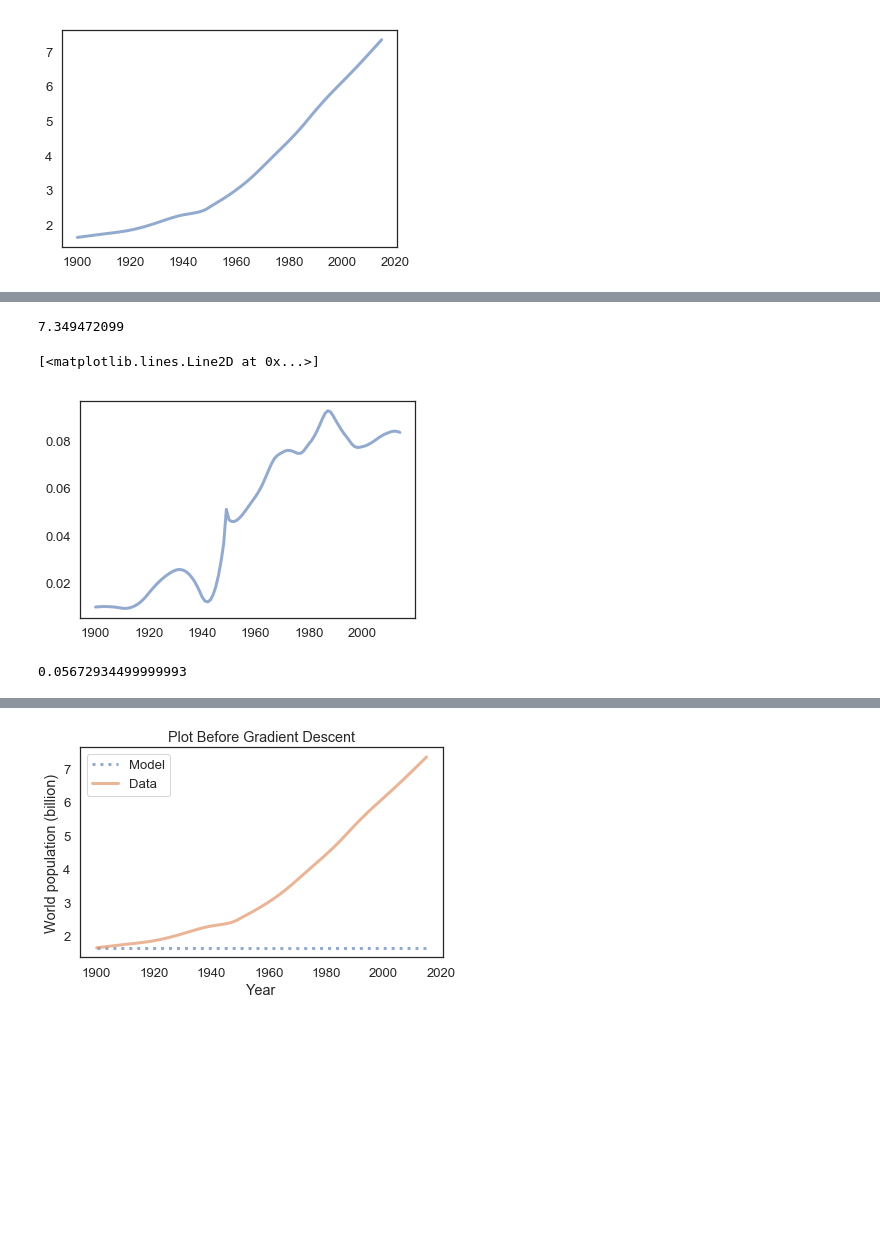
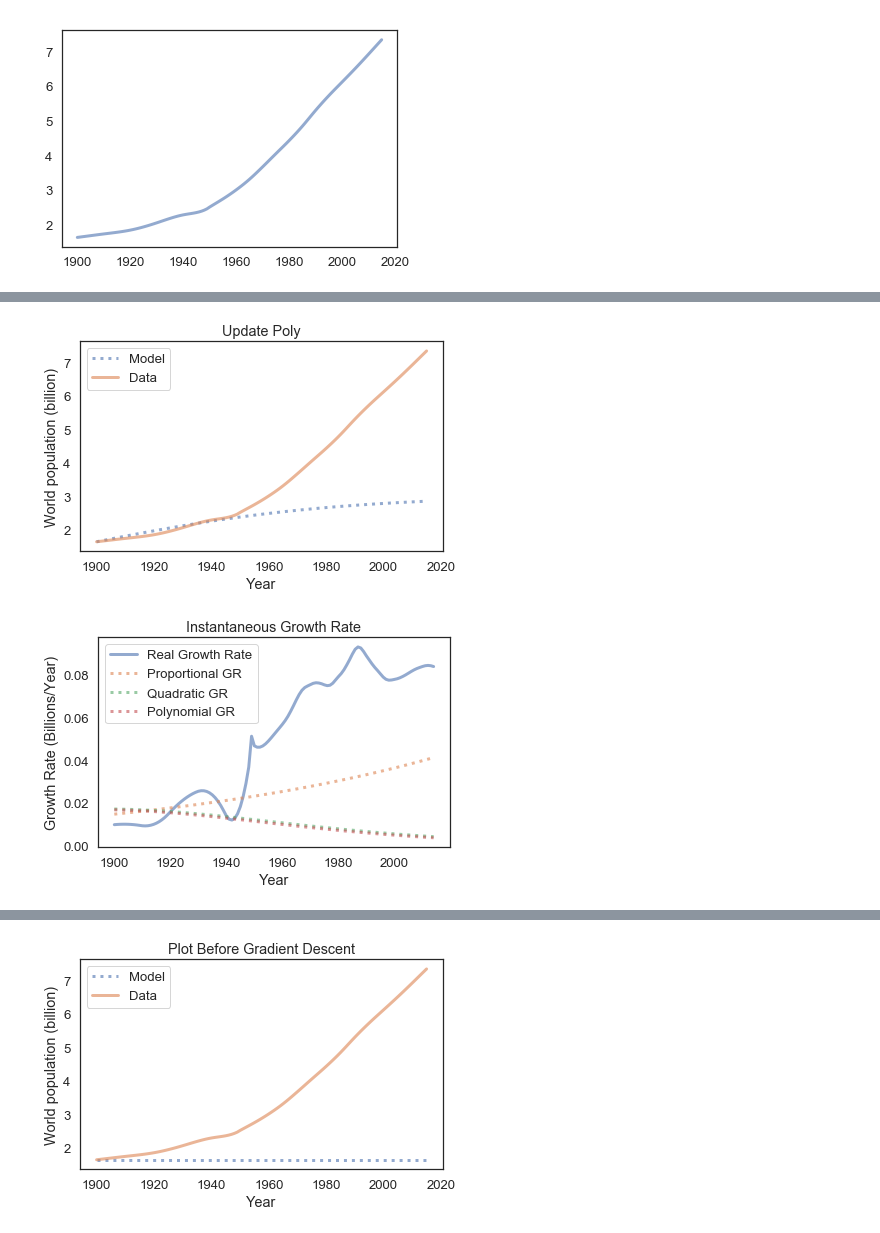
Before and after one commit to jamesHo22/ModSimPy, a Jupyter notebook: code/Project_One.ipynb, the cells around one changed output, grey strips where cells are left out. Cells and saved outputs as stored; diff of their text form; code cells hidden in the pictures; blank space fills up the shorter version.

```diff
--- a/code/Project_One.ipynb
+++ b/code/Project_One.ipynb
@@ -154,5 +143,3 @@ def plot_results(modelPop, realPop, years, title):
-# %%
-population = run_sim(modelSystem, update_quadratic);
 # %%
 # Model System object
 # Best alpha and beta are 0.022, -0.007
@@ -221,13 +172,0 @@ growthRate1900 = np.diff(pop1900);
-# %%
-pop1900[-1]
-# %% [output]
-7.349472099
-# %%
-plot(year1900[:-1], growthRate1900)
-# %% [output]
-[<matplotlib.lines.Line2D at 0x...>]
-[figure, removed]
-# %%
-growthRate1900[60]
-# %% [output]
-0.05672934499999993
@@ -239 +173,14 @@ population = run_sim(modelSystem, update_proportional);
+# %%
+population_poly = run_sim(modelSystem, update_poly);
+plot_results(population_poly, pop1900, year1900, "Update Poly")
+# %% [output]
+[figure, added]
+# %%
+growthRate1900 = np.diff(pop1900);
+modelGrowthRate_prop = np.diff(population_prop);
+modelGrowthRate_quad = np.diff(population_quad);
+modelGrowthRate_poly = np.diff(population_poly);
+plot_one_result(growthRate1900, modelGrowthRate_prop, modelGrowthRate_quad, modelGrowthRate_poly, year1900[:-1], "Instantaneous Growth Rate", "Year", "Growth Rate (Billions/Year)")
+# %% [output]
+[figure, added]
 # %%
```
Also changed, not shown: parts of 30 cells of this notebook.
